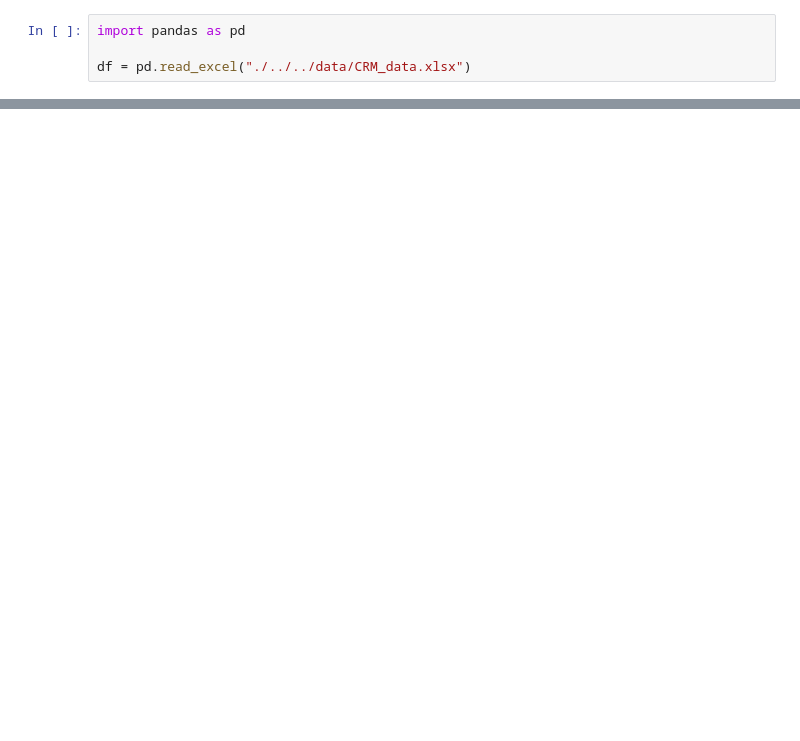
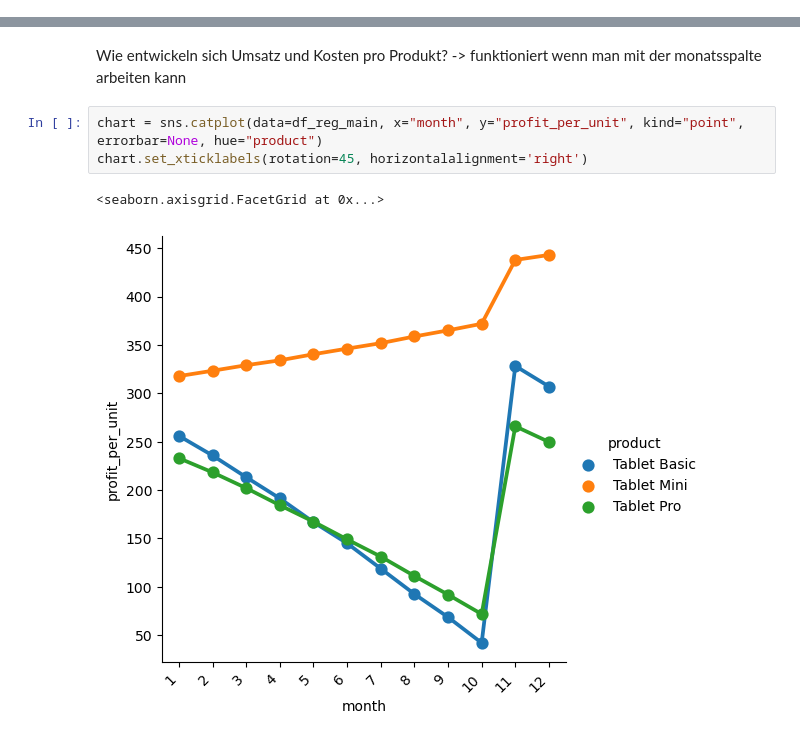
Before and after one commit to timstr97/business-analytics-case-study, a Jupyter notebook: sandbox/moritz/sandbox1.ipynb, the cells around one changed output, grey strips where cells are left out. Saved outputs shown, nothing was run; the diff lists cells and outputs as text; blank space fills up the shorter version.

```diff
--- a/sandbox/moritz/sandbox1.ipynb
+++ b/sandbox/moritz/sandbox1.ipynb
@@ -1,4 +0,0 @@
-# %%
-import pandas as pd
-
-df = pd.read_excel("./../../data/CRM_data.xlsx")
@@ -13,0 +297,8 @@ df.head()
+# %% [markdown]
+Wie entwickeln sich Umsatz und Kosten pro Produkt? -> funktioniert wenn man mit der monatsspalte arbeiten kann
+# %%
+chart = sns.catplot(data=df_reg_main, x="month", y="profit_per_unit", kind="point", errorbar=None, hue="product")
+chart.set_xticklabels(rotation=45, horizontalalignment='right')
+# %% [output]
+<seaborn.axisgrid.FacetGrid at 0x...>
+[figure, added]
```
Also changed, not shown: parts of 19 cells of this notebook.
